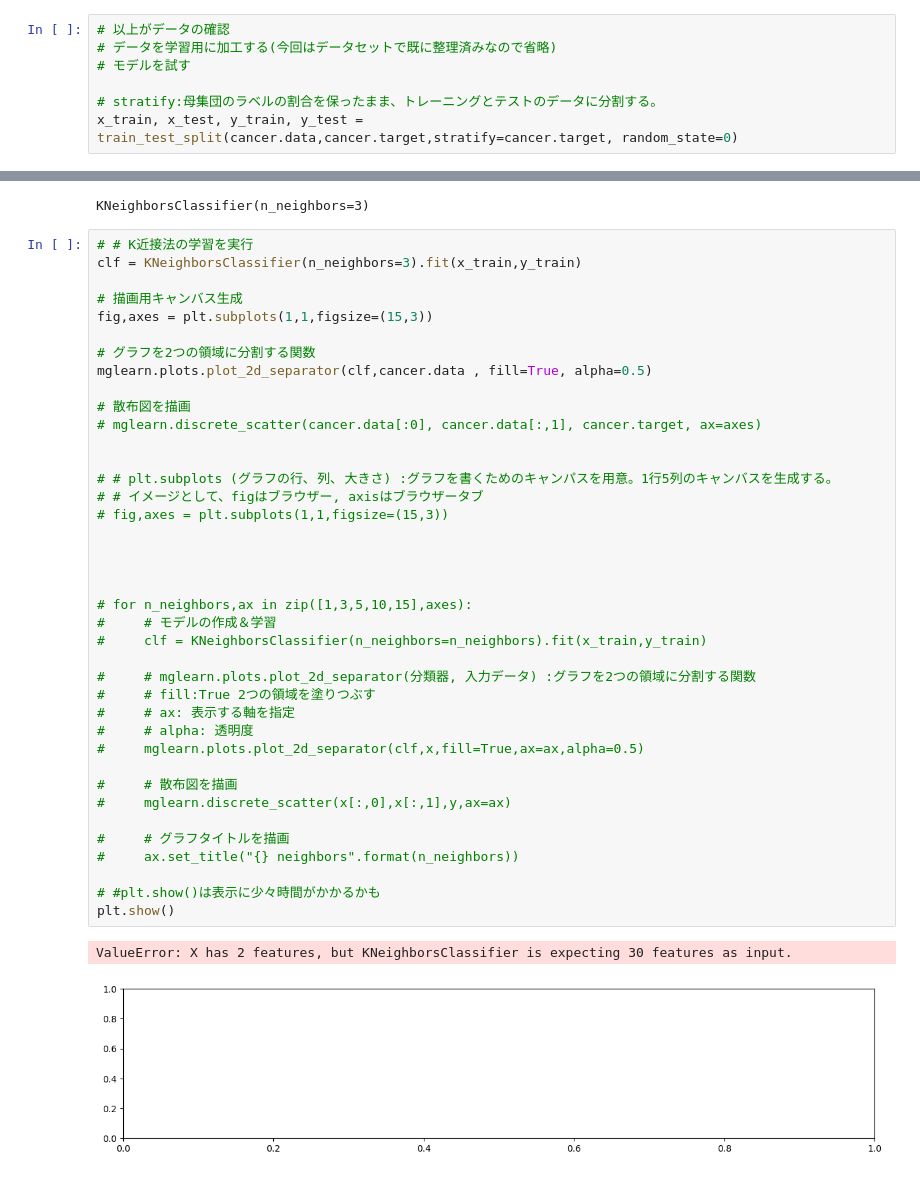
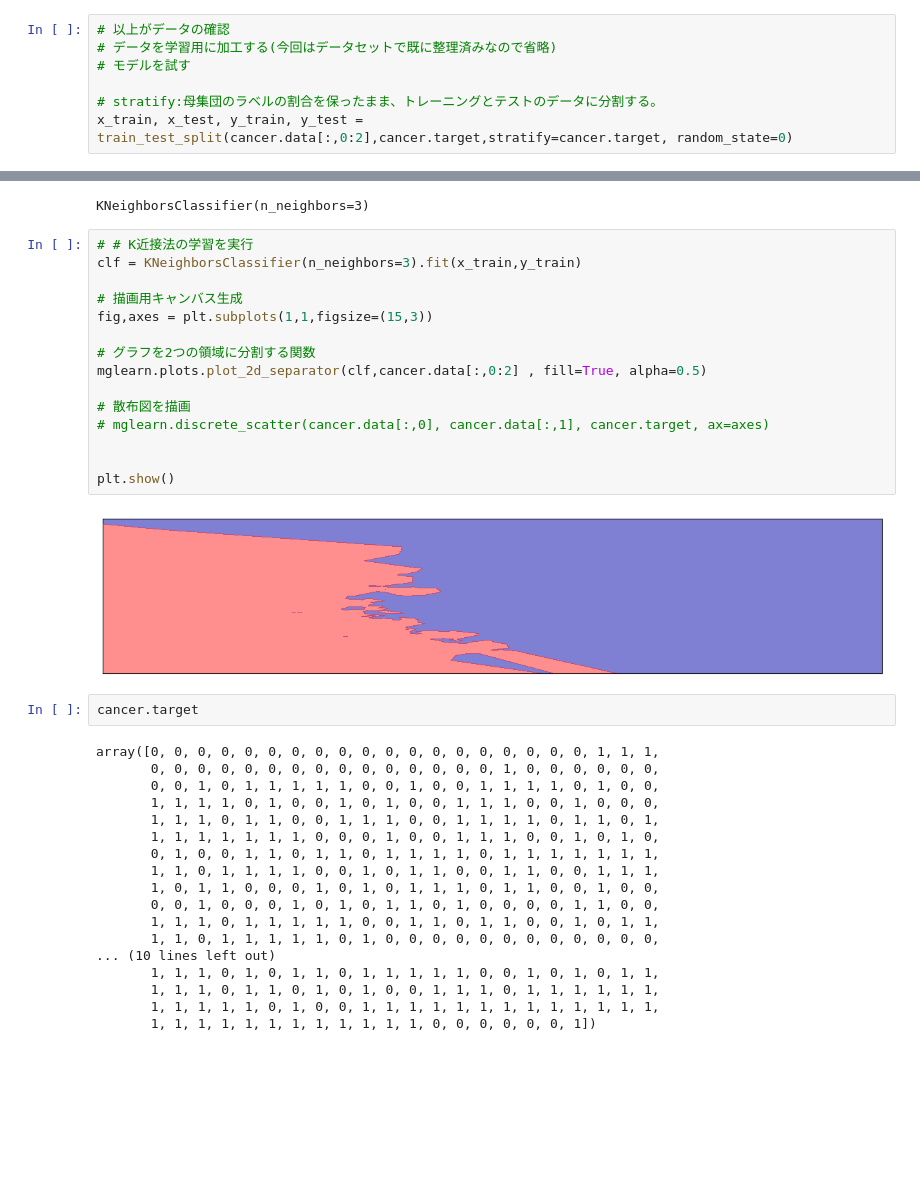
Before and after one commit to kkrsky/ml_study, a Jupyter notebook: 02_KNeighborsClassifier.ipynb, the cells around one changed output, grey strips where cells are left out. Saved outputs shown, nothing was run; the diff lists cells and outputs as text; blank space fills up the shorter version.

```diff
--- a/02-Copy1.ipynb
+++ b/02_KNeighborsClassifier.ipynb
@@ -305,7 +304,7 @@ plt.scatter(x_1_red,x_2_red,c='red')
 # モデルを試す
 
 # stratify:母集団のラベルの割合を保ったまま、トレーニングとテストのデータに分割する。
-x_train, x_test, y_train, y_test = train_test_split(cancer.data,cancer.target,stratify=cancer.target, random_state=0)
+x_train, x_test, y_train, y_test = train_test_split(cancer.data[:,0:2],cancer.target,stratify=cancer.target, random_state=0)
 # %%
 x_train.shape
 # %% [output]
@@ -377,42 +376,37 @@ KNeighborsClassifier(n_neighbors=3)
 # %%
 # # K近接法の学習を実行
 clf = KNeighborsClassifier(n_neighbors=3).fit(x_train,y_train)
 
 # 描画用キャンバス生成
 fig,axes = plt.subplots(1,1,figsize=(15,3))
 
 # グラフを2つの領域に分割する関数
-mglearn.plots.plot_2d_separator(clf,cancer.data , fill=True, alpha=0.5)
+mglearn.plots.plot_2d_separator(clf,cancer.data[:,0:2] , fill=True, alpha=0.5)
 
 # 散布図を描画
-# mglearn.discrete_scatter(cancer.data[:0], cancer.data[:,1], cancer.target, ax=axes)
+# mglearn.discrete_scatter(cancer.data[:,0], cancer.data[:,1], cancer.target, ax=axes)
 
 
-# # plt.subplots (グラフの行､ 列､ 大きさ) :グラフを書くためのキャンパスを用意。1行5列のキャンバスを生成する。
-# # イメージとして、figはブラウザー, axisはブラウザータブ
-# fig,axes = plt.subplots(1,1,figsize=(15,3))
-
-
-
-
-# for n_neighbors,ax in zip([1,3,5,10,15],axes):
-#     # モデルの作成＆学習
-#     clf = KNeighborsClassifier(n_neighbors=n_neighbors).fit(x_train,y_train)
-
-#     # mglearn.plots.plot_2d_separator(分類器, 入力データ) :グラフを2つの領域に分割する関数
-#     # fill:True 2つの領域を塗りつぶす
-#     # ax: 表示する軸を指定
-#     # alpha: 透明度
-#     mglearn.plots.plot_2d_separator(clf,x,fill=True,ax=ax,alpha=0.5)
-
-#     # 散布図を描画
-#     mglearn.discrete_scatter(x[:,0],x[:,1],y,ax=ax)
-
-#     # グラフタイトルを描画
-#     ax.set_title("{} neighbors".format(n_neighbors))
-
-# #plt.show()は表示に少々時間がかかるかも
 plt.show()
 # %% [output]
-ValueError: X has 2 features, but KNeighborsClassifier is expecting 30 features as input.
-[figure, old version]
+[figure, new version]
+# %%
+cancer.target
+# %% [output]
+array([0, 0, 0, 0, 0, 0, 0, 0, 0, 0, 0, 0, 0, 0, 0, 0, 0, 0, 0, 1, 1, 1,
+       0, 0, 0, 0, 0, 0, 0, 0, 0, 0, 0, 0, 0, 0, 0, 1, 0, 0, 0, 0, 0, 0,
+       0, 0, 1, 0, 1, 1, 1, 1, 1, 0, 0, 1, 0, 0, 1, 1, 1, 1, 0, 1, 0, 0,
+       1, 1, 1, 1, 0, 1, 0, 0, 1, 0, 1, 0, 0, 1, 1, 1, 0, 0, 1, 0, 0, 0,
+       1, 1, 1, 0, 1, 1, 0, 0, 1, 1, 1, 0, 0, 1, 1, 1, 1, 0, 1, 1, 0, 1,
+       1, 1, 1, 1, 1, 1, 1, 0, 0, 0, 1, 0, 0, 1, 1, 1, 0, 0, 1, 0, 1, 0,
+       0, 1, 0, 0, 1, 1, 0, 1, 1, 0, 1, 1, 1, 1, 0, 1, 1, 1, 1, 1, 1, 1,
+       1, 1, 0, 1, 1, 1, 1, 0, 0, 1, 0, 1, 1, 0, 0, 1, 1, 0, 0, 1, 1, 1,
+       1, 0, 1, 1, 0, 0, 0, 1, 0, 1, 0, 1, 1, 1, 0, 1, 1, 0, 0, 1, 0, 0,
+       0, 0, 1, 0, 0, 0, 1, 0, 1, 0, 1, 1, 0, 1, 0, 0, 0, 0, 1, 1, 0, 0,
+       1, 1, 1, 0, 1, 1, 1, 1, 1, 0, 0, 1, 1, 0, 1, 1, 0, 0, 1, 0, 1, 1,
+       1, 1, 0, 1, 1, 1, 1, 1, 0, 1, 0, 0, 0, 0, 0, 0, 0, 0, 0, 0, 0, 0,
+... (10 lines left out)
+       1, 1, 1, 0, 1, 0, 1, 1, 0, 1, 1, 1, 1, 1, 0, 0, 1, 0, 1, 0, 1, 1,
+       1, 1, 1, 0, 1, 1, 0, 1, 0, 1, 0, 0, 1, 1, 1, 0, 1, 1, 1, 1, 1, 1,
+       1, 1, 1, 1, 1, 0, 1, 0, 0, 1, 1, 1, 1, 1, 1, 1, 1, 1, 1, 1, 1, 1,
+       1, 1, 1, 1, 1, 1, 1, 1, 1, 1, 1, 1, 0, 0, 0, 0, 0, 0, 1])
```
Also changed, not shown: parts of 5 cells of this notebook, 39 other files.
